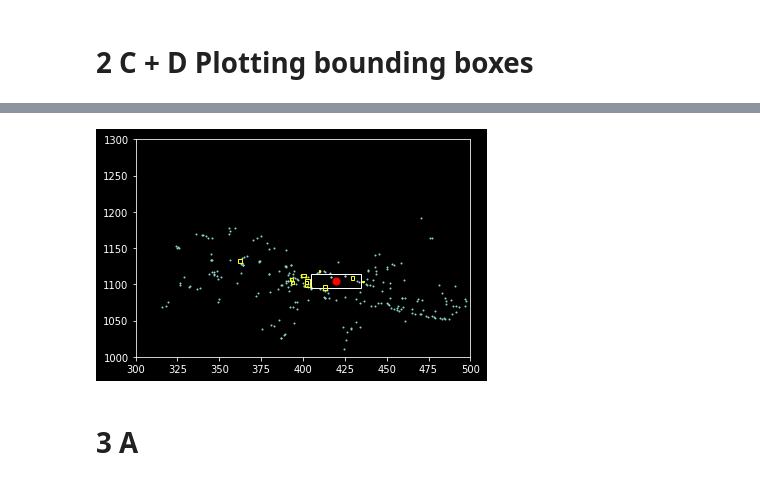
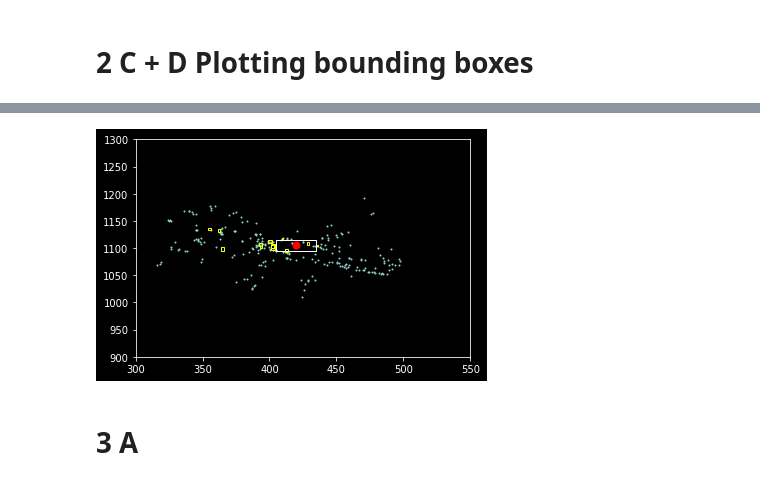
Before and after one commit to valerius21/x_mean, a Jupyter notebook: notebooks/prep.ipynb, the cells around one changed output, grey strips where cells are left out. Drawn from its saved outputs; the diff is of its cells as text; code cells hidden in the pictures.

Commit message:
adding kalman files

```diff
--- a/notebooks/prep.ipynb
+++ b/notebooks/prep.ipynb
@@ -10,7 +10,13 @@ import matplotlib.animation as animation
 # 2 B + D without Doppler velocities
 # %%
 from IPython.core.display import HTML
+from sympy import Inverse
+
+from data_fusion.definitions import X_LIM_MAX, X_LIM_MIN, Y_LIM_MAX, Y_LIM_MIN, VEHICLE_LENS, SCENE_LENGTH
+from data_fusion.utils.data import base_data
 from data_fusion.utils.data_parsing import result
+from data_fusion.utils.helpers import get_point_coords_from_v_comp, reduce_measurement
+from data_fusion.utils.basic_kalman import update_predictions_basic_kalman
 
 plt.style.use('dark_background')
 
@@ -27,22 +33,21 @@ def update(i):
         row = next(result_iterator)
     except StopIteration:
         return
-    x, y = row[0], row[1]
-    vx, vy = row[3], row[4]
+    px, py = row[0], row[1]
     radar_ego_x = row[6][0]
     radar_ego_y = row[6][1]
 
     plt.cla()
-    plt.ylim(900, 1300)
-    plt.xlim(300, 550)
+    plt.ylim(Y_LIM_MIN, Y_LIM_MAX)
+    plt.xlim(X_LIM_MIN, X_LIM_MAX)
 
-    plt.scatter(x, y, s=1)
+    plt.scatter(px, py, s=1)
     plt.scatter(radar_ego_x, radar_ego_y, s=50, color='red')
 
     plt.plot()
 
 
-ani = animation.FuncAnimation(plt.gcf(), update, frames=len(result), interval=100)
+ani = animation.FuncAnimation(plt.gcf(), update, frames=SCENE_LENGTH, interval=100)
 # plt.show()
 
 HTML(ani.to_html5_video())
@@ -122,50 +118,46 @@ ego_y = list()
 
 result_iterator = iter(result)
 
-count = 0
 last = None
 
 
-def update(i):
+def update(frame):
     global count
     try:
         row = next(result_iterator)
     except StopIteration:
         return
-    x, y = row[0], row[1]
-    vx, vy = row[3], row[4]
+    px, py = row[0], row[1]
     radar_ego_x = row[6][0]
     radar_ego_y = row[6][1]
 
     plt.cla()
-    plt.ylim(1000, 1300)
-    plt.xlim(300, 500)
-    vehicles = get_vehicles_from_sample(scene_anns[count])
-    veh_coords = [v.get_trans() for v in vehicles]
-    count += 1
-    veh_coords_x = [x[0] for x in veh_coords]
-    veh_coords_y = [x[1] for x in veh_coords]
+    plt.ylim(Y_LIM_MIN, Y_LIM_MAX)
+    plt.xlim(X_LIM_MIN, X_LIM_MAX)
+    vehicles = get_vehicles_from_sample(scene_anns[frame])
+    veh_coords = [veh.get_trans() for veh in vehicles]
+    veh_coords_x = [veh_x[0] for veh_x in veh_coords]
+    veh_coords_y = [veh_y[1] for veh_y in veh_coords]
 
-    plt.scatter(x, y, s=1)
+    plt.scatter(px, py, s=1)
     plt.scatter(radar_ego_x, radar_ego_y, s=50, color='red')
 
     plt.gca().add_patch(Rectangle((radar_ego_x - 15, radar_ego_y - 10), 30, 20, color="white", fill=False))
 
     for i in range(len(veh_coords_y)):
         color = 'yellow'
-        plt.gca().add_patch(Rectangle((veh_coords_x[i],veh_coords_y[i]), vehicles[i].w, vehicles[i].h, color=color, fill=False))
+        plt.gca().add_patch(
+            Rectangle((veh_coords_x[i], veh_coords_y[i]), vehicles[i].w, vehicles[i].h, color=color, fill=False))
 
     plt.plot()
 
 
-
-
-ani = animation.FuncAnimation(plt.gcf(), update, frames=len(result), interval=100)
+ani = animation.FuncAnimation(plt.gcf(), update, frames=SCENE_LENGTH, interval=100)
 # plt.show()
 HTML(ani.to_html5_video())
 # %% [output]
 [interactive output not drawn]
-[figure, old version]
+[figure, new version]
 # %% [markdown]
 # 3 A
 # %%
```
Also changed, not shown: parts of 31 cells of this notebook, 8 other files.
